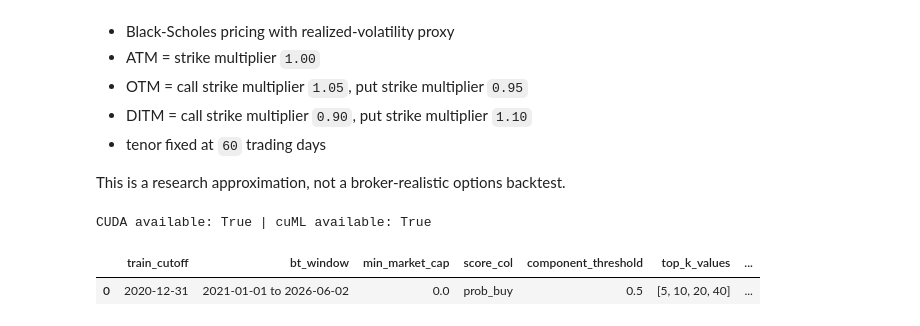
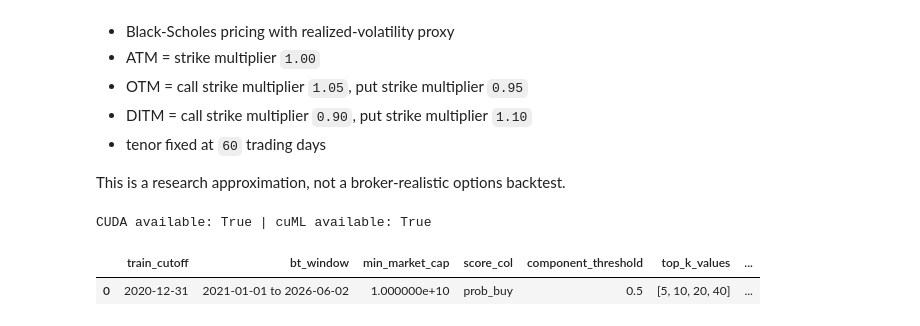
Before and after one commit to quantarb/optimal_trader, a Jupyter notebook: notebook_traditional_ml_synthetic_options_backtest.ipynb, the cells around one changed output. Cells and saved outputs as stored; diff of their text form; code cells hidden in the pictures.

```diff
--- a/notebook_traditional_ml_synthetic_options_backtest.ipynb
+++ b/notebook_traditional_ml_synthetic_options_backtest.ipynb
@@ -873,7 +873,7 @@ APP_CFG = {
     "universe": {
         "country": "US",
         "exchanges": list(DEFAULT_US_EXCHANGES),
-        "min_market_cap": 0.0,
+        "min_market_cap": 10_000_000_000.0,
         "exclude_pooled_vehicles": True,
         "size": None,
     },
@@ -902,6 +902,8 @@ APP_CFG = {
             "cash_flow_growth",
             "financial_growth",
             "earnings",
+            "dividends",
+            "splits",
         ],
         "max_symbols": None,
         "verbose": True,
@@ -942,34 +944,34 @@ APP_CFG = {
                 "short_strike_multiplier": 1.00,
             },
             "otm_option": {
                 "long_strike_multiplier": 1.05,
                 "short_strike_multiplier": 0.95,
             },
             "ditm_option": {
                 "long_strike_multiplier": 0.90,
                 "short_strike_multiplier": 1.10,
             },
         },
     },
 }
 
 display(pd.DataFrame([
     {
         "train_cutoff": APP_CFG["dates"]["train_cutoff"],
         "bt_window": f"{APP_CFG['dates']['bt_start']} to {APP_CFG['dates']['bt_end']}",
         "min_market_cap": APP_CFG["universe"]["min_market_cap"],
         "score_col": APP_CFG["strategy"]["score_col"],
         "component_threshold": APP_CFG["strategy"]["component_threshold"],
         "top_k_values": str(APP_CFG["strategy"]["top_k_values"]),
         "strategy_variants": str(APP_CFG["strategy"]["strategy_variants"]),
         "baseline_lookback_days": APP_CFG["strategy"]["baseline_lookback_days"],
         "option_tenor_days": APP_CFG["synthetic_options"]["tenor_days"],
         "option_buckets": str(APP_CFG["synthetic_options"]["option_buckets"]),
     }
 ]))
 # %% [output]
 |  | train_cutoff | bt_window | min_market_cap | score_col | component_threshold | top_k_values | ... |
-| 0 | 2020-12-31 | 2021-01-01 to 2026-06-02 | 0.0 | prob_buy | 0.5 | [5, 10, 20, 40] | ... |
+| 0 | 2020-12-31 | 2021-01-01 to 2026-06-02 | 1.000000e+10 | prob_buy | 0.5 | [5, 10, 20, 40] | ... |
 # %%
 START_DATE = APP_CFG["dates"]["data_start"]
 END_DATE = APP_CFG["dates"]["bt_end"]
```
Also changed, not shown: parts of 8 cells of this notebook, 11 other files.
